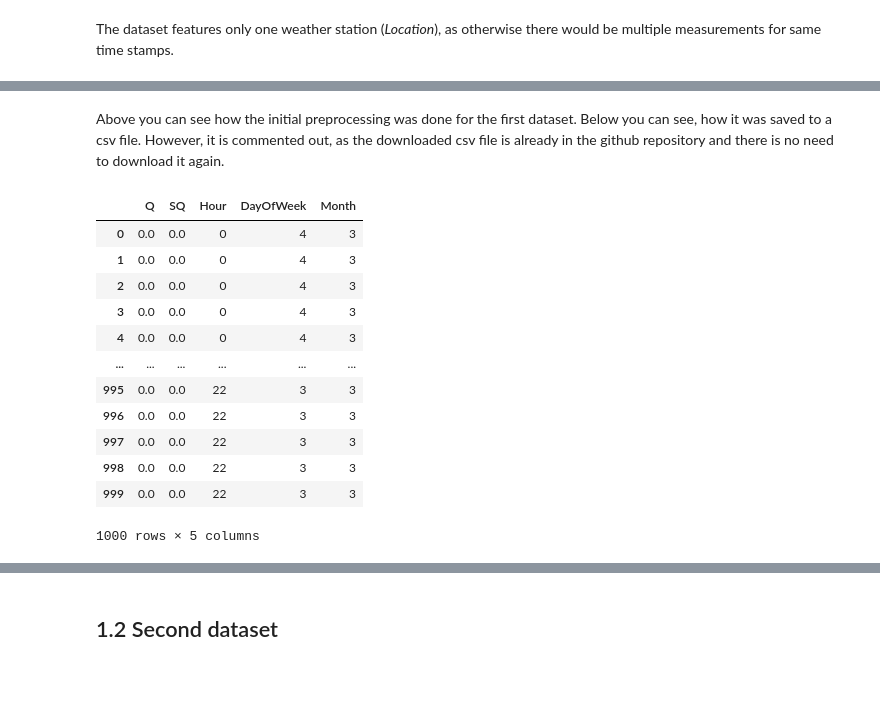
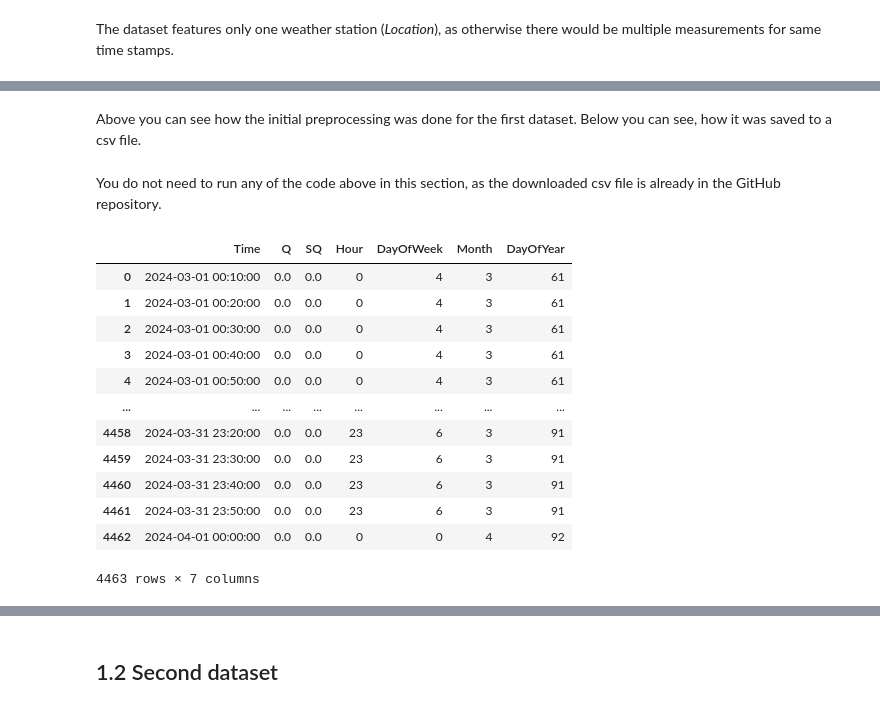
Before and after one commit to dashenter/Forecasting, a Jupyter notebook: Final.ipynb, the cells around one changed output, grey strips where cells are left out. Drawn from its saved outputs; the diff is of its cells as text; code cells hidden in the pictures; blank space fills up the shorter version.

```diff
--- a/Final.ipynb
+++ b/Final.ipynb
@@ -92,3 +92,3 @@ See the caveats in the documentation: https://pandas.pydata.org/pandas-docs/stab
 # %% [markdown]
-Above you can see how the initial preprocessing was done for the first dataset. Below you can see, how it was saved to a csv file. However, it is commented out, as the downloaded csv file is already in the github repository and there is no need to download it again.
+Above you can see how the initial preprocessing was done for the first dataset. Below you can see, how it was saved to a csv file.
 # %%
@@ -96,19 +96,21 @@ Above you can see how the initial preprocessing was done for the first dataset.
+# %% [markdown]
+You do not need to run any of the code above in this section, as the downloaded csv file is already in the GitHub repository.
 # %%
 # Load the data
-data_path = '/Users/liischmidt/Desktop/MOVEMENT/Finn/data_solar.csv' # Put here the path to the data_solar.csv file
-data = pd.read_csv(data_path)
-data
+data_path = 'data_solar.csv'
+df1 = pd.read_csv(data_path)
+df1
 # %% [output]
-|  | Q | SQ | Hour | DayOfWeek | Month |
-| 0 | 0.0 | 0.0 | 0 | 4 | 3 |
-| 1 | 0.0 | 0.0 | 0 | 4 | 3 |
-| 2 | 0.0 | 0.0 | 0 | 4 | 3 |
-| 3 | 0.0 | 0.0 | 0 | 4 | 3 |
-| 4 | 0.0 | 0.0 | 0 | 4 | 3 |
-| ... | ... | ... | ... | ... | ... |
-| 995 | 0.0 | 0.0 | 22 | 3 | 3 |
-| 996 | 0.0 | 0.0 | 22 | 3 | 3 |
-| 997 | 0.0 | 0.0 | 22 | 3 | 3 |
-| 998 | 0.0 | 0.0 | 22 | 3 | 3 |
-| 999 | 0.0 | 0.0 | 22 | 3 | 3 |
+|  | Time | Q | SQ | Hour | DayOfWeek | Month | DayOfYear |
+| 0 | 2024-03-01 00:10:00 | 0.0 | 0.0 | 0 | 4 | 3 | 61 |
+| 1 | 2024-03-01 00:20:00 | 0.0 | 0.0 | 0 | 4 | 3 | 61 |
+| 2 | 2024-03-01 00:30:00 | 0.0 | 0.0 | 0 | 4 | 3 | 61 |
+| 3 | 2024-03-01 00:40:00 | 0.0 | 0.0 | 0 | 4 | 3 | 61 |
+| 4 | 2024-03-01 00:50:00 | 0.0 | 0.0 | 0 | 4 | 3 | 61 |
+| ... | ... | ... | ... | ... | ... | ... | ... |
+| 4458 | 2024-03-31 23:20:00 | 0.0 | 0.0 | 23 | 6 | 3 | 91 |
+| 4459 | 2024-03-31 23:30:00 | 0.0 | 0.0 | 23 | 6 | 3 | 91 |
+| 4460 | 2024-03-31 23:40:00 | 0.0 | 0.0 | 23 | 6 | 3 | 91 |
+| 4461 | 2024-03-31 23:50:00 | 0.0 | 0.0 | 23 | 6 | 3 | 91 |
+| 4462 | 2024-04-01 00:00:00 | 0.0 | 0.0 | 0 | 0 | 4 | 92 |
-1000 rows × 5 columns
+4463 rows × 7 columns
```
Also changed, not shown: parts of 70 cells of this notebook.
